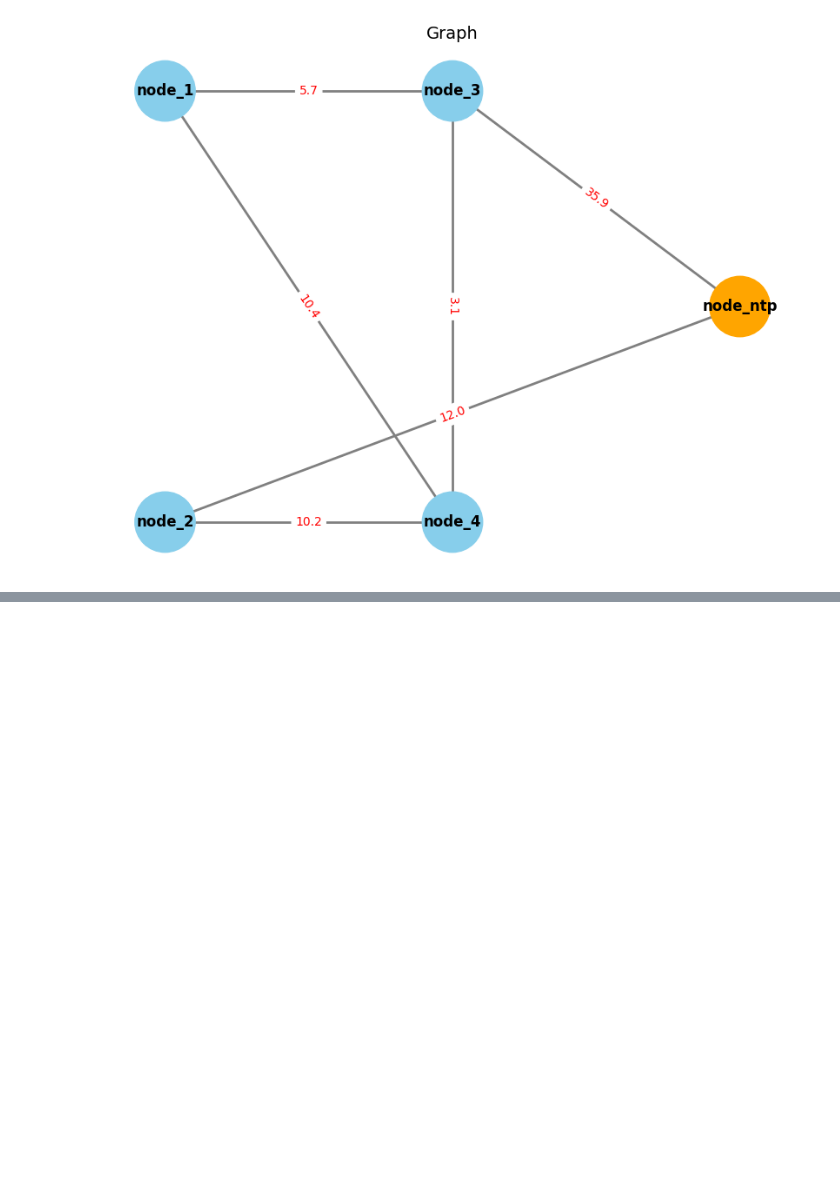
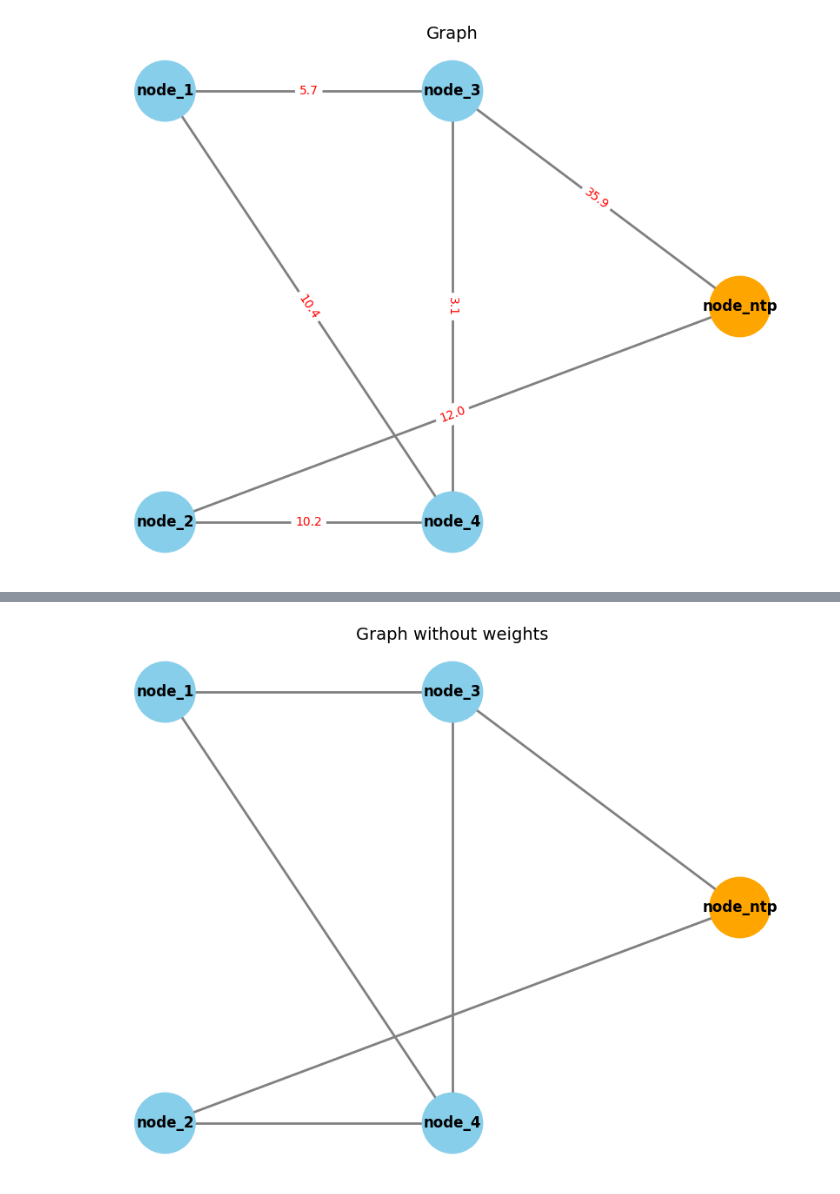
Before and after one commit to yannick030804/server-time-update, a Jupyter notebook: server-time-update.ipynb, the cells around one changed output, grey strips where cells are left out. Drawn from its saved outputs; the diff is of its cells as text; code cells hidden in the pictures; blank space fills up the shorter version.

```diff
--- a/server-time-update.ipynb
+++ b/server-time-update.ipynb
@@ -131,0 +137,15 @@ plt.show()
+# %%
+G_without_weight = nx.Graph()
+
+for i in range(len(edges_df)):
+    source_node = edges_df.loc[i, "source"]
+    target_node = edges_df.loc[i, "target"]
+
+    G_without_weight.add_edge(source_node, target_node)
+
+print("Nodes:")
+print(list(G_without_weight.nodes))
+
+print("Edges:")
+for u, v in G_without_weight.edges():
+    print(u, "--", v)
@@ -132 +162,25 @@ plt.show()
+# %%
+plt.figure(figsize=(8, 6))
+
+pos = {
+    "node_1": (0, 2),
+    "node_2": (0, 0),
+    "node_3": (2, 2),
+    "node_4": (2, 0),
+    "node_ntp": (4, 1)
+}
+
+node_colors = []
+for node in G_without_weight.nodes():
+    if node == "node_ntp":
+        node_colors.append("orange")
+    else:
+        node_colors.append("skyblue")
+
+nx.draw(G_without_weight, pos, with_labels=True, node_color=node_colors, node_size=2500, font_size=12, font_weight="bold", edge_color="gray", width=2)
+
+plt.title("Graph without weights", fontsize=14)
+plt.show()
+# %% [output]
+[figure, added]
 # %% [markdown]
```
Also changed, not shown: parts of 11 cells of this notebook.
